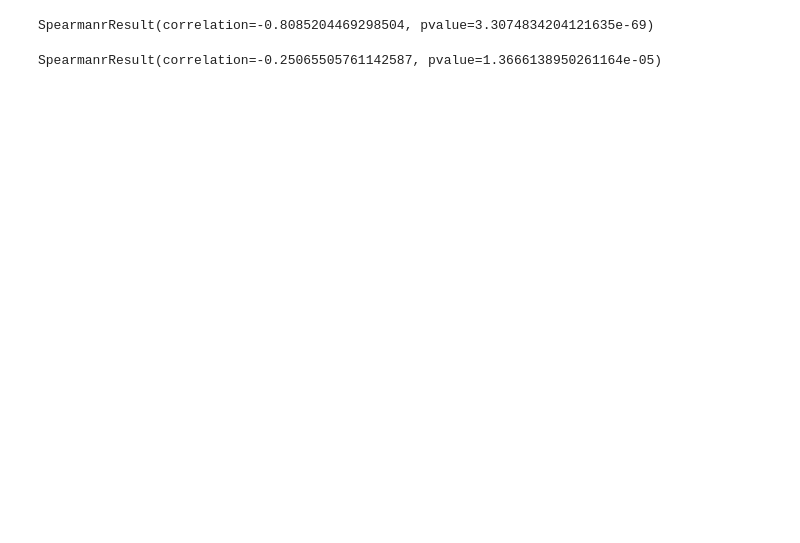
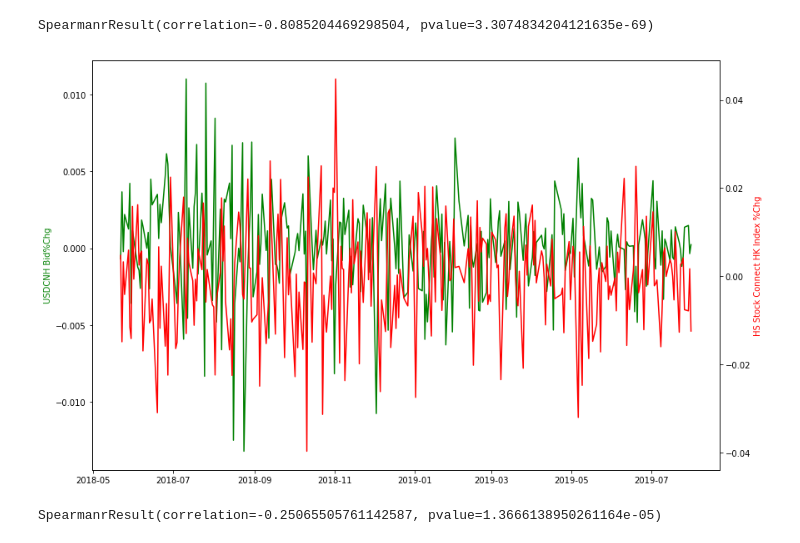
Before and after one commit to Tommy0314/github-example, a Jupyter notebook: Capstone Project.ipynb, the cells around one changed output. Drawn from its saved outputs; the diff is of its cells as text; code cells hidden in the pictures; blank space fills up the shorter version.

```diff
--- a/Capstone Project.ipynb
+++ b/Capstone Project.ipynb
@@ -161,6 +147,22 @@ valueHKCorrr = spearmanr(HKFX['Bid'], HKindex['Close'])
 valueHKCorrr
 # %% [output]
 SpearmanrResult(correlation=-0.8085204469298504, pvalue=3.3074834204121635e-69)
+# %%
+#plot the chart to show the
+df = pd.concat([HKFX['Exchange Date'],HKFX['Bid%Chg'], HKindex['%Chg']], axis = 1, join = 'inner')
+fig, ax1 = plt.subplots()
+
+ax1.plot(HKFX['Exchange Date'],  HKFX['Bid%Chg'], color='g')
+ax1.set_ylabel('USDCNH Bid%Chg', color='g')
+ax2 = ax1.twinx()  # instantiate a second axes that shares the same x-axis
+
+ax2.plot(HKFX['Exchange Date'], HKindex['%Chg'], color='r')
+ax2.set_ylabel('HS Stock Connect HK Index %Chg', color='r')
+fig.tight_layout()  # otherwise the right y-label is slightly clipped
+fig.set_size_inches(15, 8)
+plt.show()
+# %% [output]
+[figure, added]
 # %%
 #Spearman Correlaton between GBA index and USDCNH FX on %change ---- in %
 percentHKCorrr = spearmanr(HKFX['Bid%Chg'], HKindex['%Chg'])
```
Also changed, not shown: parts of 10 cells of this notebook.
